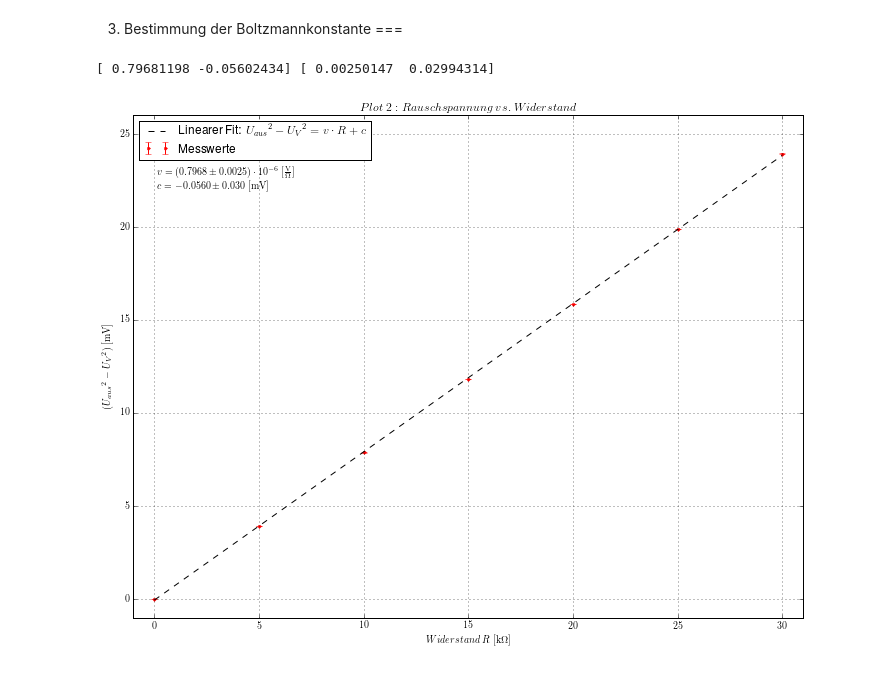
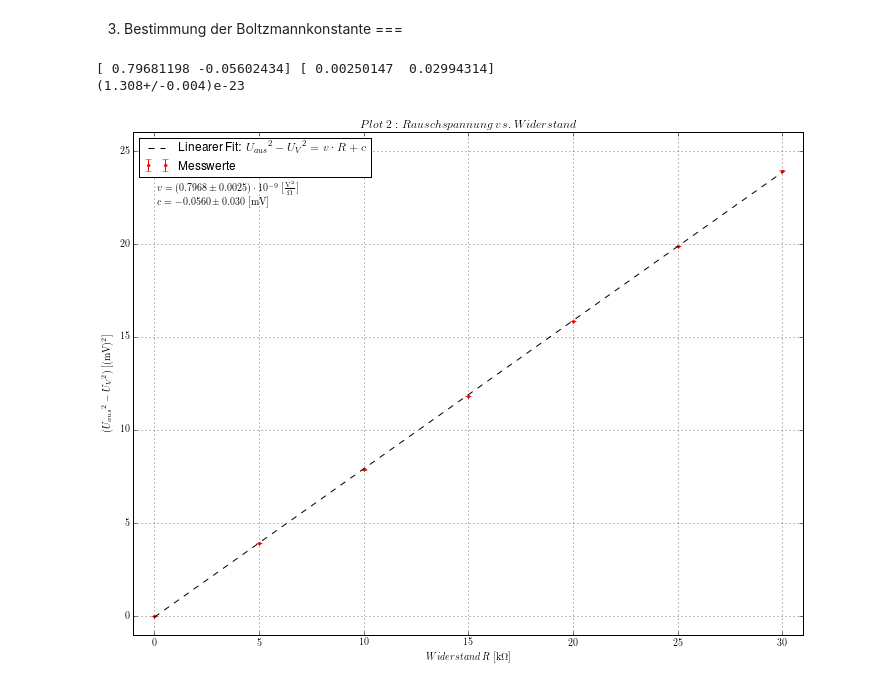
Before and after one commit to krauthex/AP2.2, a Jupyter notebook: v243/v243.ipynb, the cells around one changed output. Cells and saved outputs as stored; diff of their text form; code cells hidden in the pictures.

```diff
--- a/v243/v243.ipynb
+++ b/v243/v243.ipynb
@@ -81,37 +81,46 @@ R_err = R*0.005
 MW = unp.uarray(MW, sigmaMW)
 #print('Uaus^2 - Uv^2\n', MW**2 - MW[0]**2)
 Y = MW**2 - MW[0]**2
 
 ## fitting section
 def lin_reg(x, k, c):
     return x*k+c
 
 popt, pcov = curve_fit(lin_reg, R[1:], unp.nominal_values(Y)[1:], sigma=unp.std_devs(Y)[1:])
 popt_err = np.sqrt(np.diag(pcov))
 print(popt, popt_err)
 
 ##string for parameters in plot
-val_str = '$v = (0.7968\pm0.0025) \cdot 10^{-6}\ \mathrm{[\\frac{V}{\Omega}]} \n $ c = -0.0560\pm0.030\ \mathrm{[mV]}$'
-
-##goodness of fit
-
+val_str = '$v = (0.7968\pm0.0025) \cdot 10^{-9}\ \mathrm{[\\frac{V^2}{\Omega}]} \n $ c = -0.0560\pm0.030\ \mathrm{[mV]}$'
 
 ## plotting section
 fig = plt.figure(figsize=(12,9))
 ax = fig.add_subplot(111)
 ax.errorbar(R, unp.nominal_values(Y), yerr=unp.std_devs(Y), fmt='r.', label='Messwerte')
 ax.plot(R, lin_reg(R, *popt), 'k--', label='Linearer Fit: ${U_{aus}}^2 - {U_V}^2 = v \cdot R + c$')
 ax.set_xlim(-1, 31)
 ax.set_ylim(-1, 26)
 ax.grid(axis='both')
 ax.set_xlabel('$Widerstand\ R\ \mathrm{[k\Omega]}')
-ax.set_ylabel('$({U_{aus}}^2 - {U_V}^2)\ \mathrm{[mV]}$')
+ax.set_ylabel('$({U_{aus}}^2 - {U_V}^2)\ \mathrm{[(mV)^2]}$')
 ax.set_title('$Plot\ 2: Rauschspannung\ vs.\ Widerstand$')
 ax.text(0.1, 22, val_str)
 ax.legend(loc=0)
 
 ##save the fig
-fig.savefig('.data/plot2.pdf', format='pdf', dpi=200)
+#fig.savefig('.data/plot2.pdf', format='pdf', dpi=200)
+
+##goodness of fit
+##still to add
+
+## Estimation of the Boltzmann constant v = 4*kTB
+## slope and error
+slope = unc.ufloat(popt[0], popt_err[0])*10**(-9)
+T = 273.15 + unc.ufloat(24,0.1) # temperature in Kelvin
+B = 5.12613e10 # bandwith in Hz
+k = slope / (4*T*B)
+print(k)
 # %% [output]
 [ 0.79681198 -0.05602434] [ 0.00250147  0.02994314]
+(1.308+/-0.004)e-23
-[figure, old version]
+[figure, new version]
```
Also changed, not shown: 4 other files.
